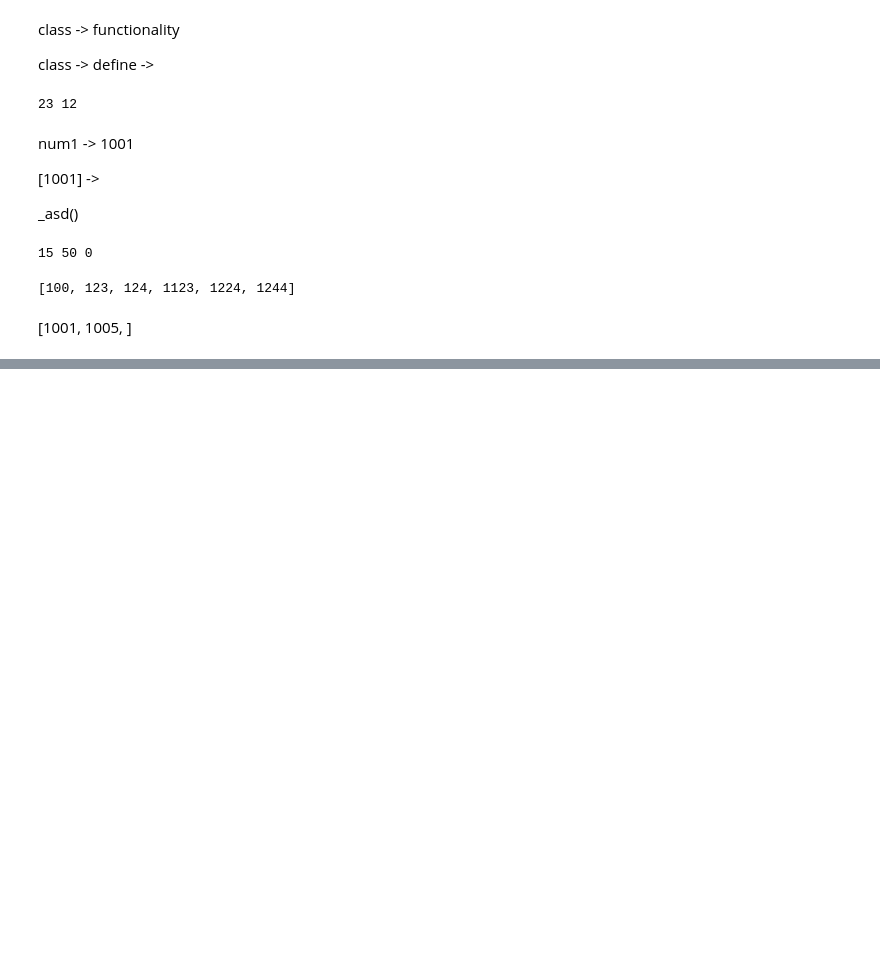
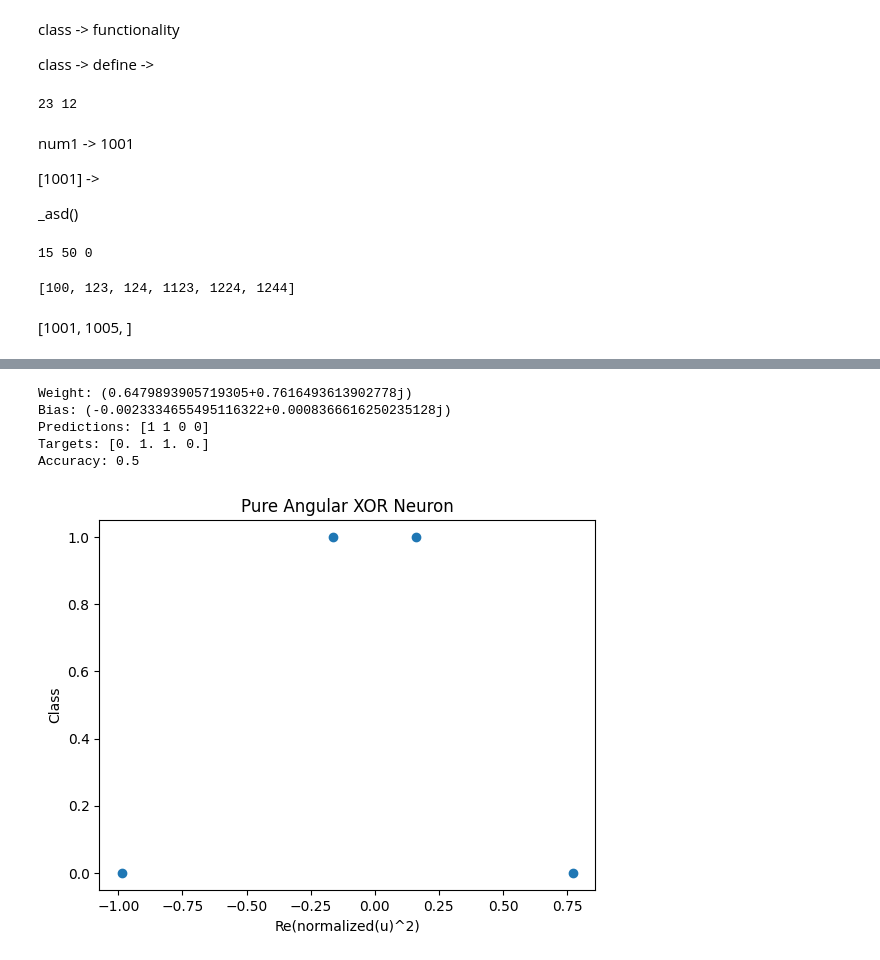
Before and after one commit to swagatobiswas2017-sketch/pythonfromBasics, a Jupyter notebook: Class/test.ipynb, the cells around one changed output, grey strips where cells are left out. Saved outputs shown, nothing was run; the diff lists cells and outputs as text; code cells hidden in the pictures; blank space fills up the shorter version.

```diff
--- a/Class/test.ipynb
+++ b/Class/test.ipynb
@@ -295,0 +452,75 @@ print(a)
+# %%
+import numpy as np
+import matplotlib.pyplot as plt
+
+# XOR dataset
+X = np.array([
+    [0, 0],
+    [0, 1],
+    [1, 0],
+    [1, 1]
+], dtype=float)
+
+y = np.array([0, 1, 1, 0], dtype=float)
+y_pm = 2*y - 1
+
+z = X[:,0] + 1j * X[:,1]
+
+np.random.seed(0)
+w = np.exp(1j*np.random.rand())
+b = np.random.randn()*0.1 + 1j*np.random.randn()*0.1
+
+lr = 0.01
+epochs = 40000
+
+for _ in range(epochs):
+
+    u = w * z + b
+
+    # Remove magnitude
+    u_norm = u / (np.abs(u) + 1e-8)
+
+    f = np.real(u_norm**2)
+
+    margins = y_pm * f
+    active = margins < 1
+
+    grad = np.zeros_like(w, dtype=complex)
+    grad_b = 0+0j
+
+    for i in range(len(z)):
+        if active[i]:
+            grad += -2*y_pm[i]*u_norm[i]*z[i]
+            grad_b += -2*y_pm[i]*u_norm[i]
+
+    w -= lr * grad / len(z)
+    b -= lr * grad_b / len(z)
+
+    # keep w unit magnitude
+    w /= np.abs(w)
+
+# Final evaluation
+u = w*z + b
+u_norm = u/(np.abs(u)+1e-8)
+f = np.real(u_norm**2)
+pred = (f > 0).astype(int)
+
+print("Weight:", w)
+print("Bias:", b)
+print("Predictions:", pred)
+print("Targets:", y)
+print("Accuracy:", np.mean(pred == y))
+
+plt.figure()
+plt.scatter(f, y)
+plt.xlabel("Re(normalized(u)^2)")
+plt.ylabel("Class")
+plt.title("Pure Angular XOR Neuron")
+plt.show()
+# %% [output]
+Weight: (0.6479893905719305+0.7616493613902778j)
+Bias: (-0.0023334655495116322+0.0008366616250235128j)
+Predictions: [1 1 0 0]
+Targets: [0. 1. 1. 0.]
+Accuracy: 0.5
+[figure, added]
```
Also changed, not shown: parts of 15 cells of this notebook.
